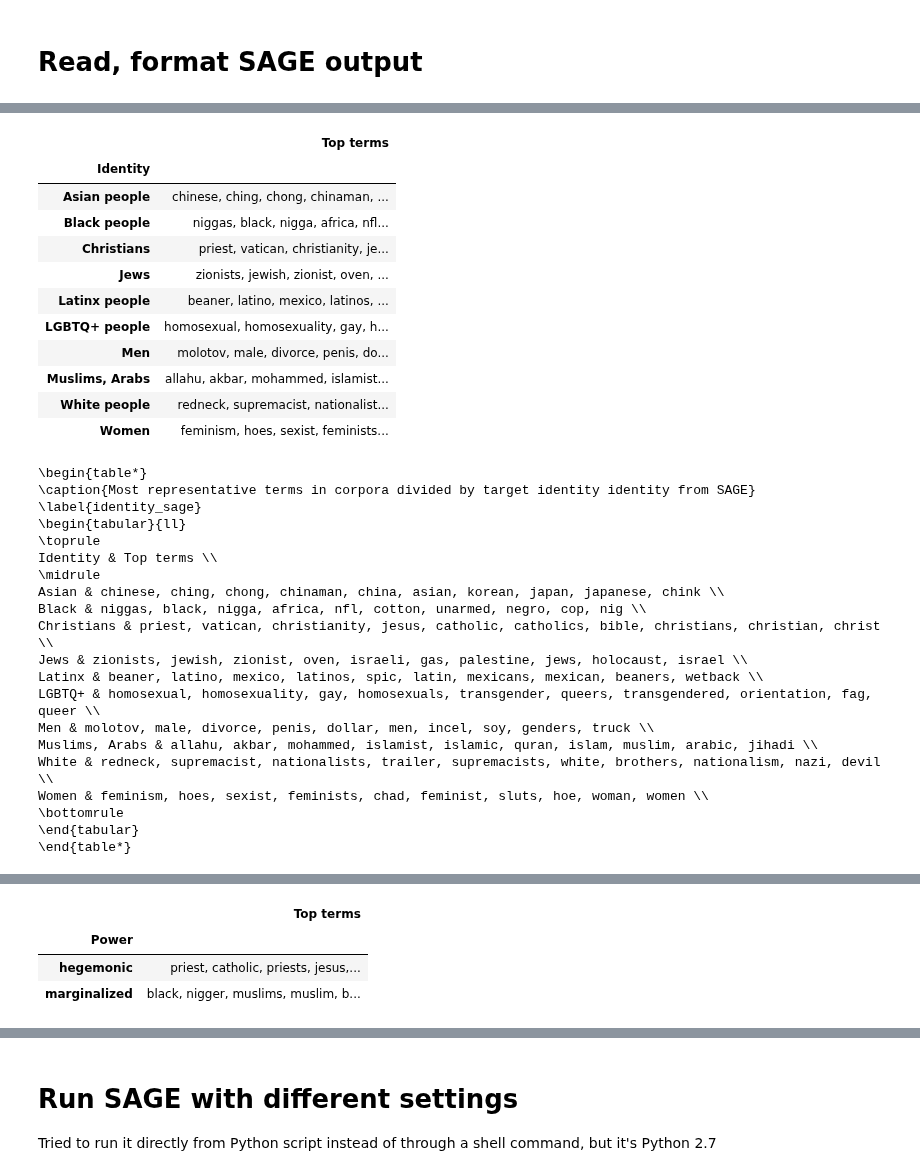
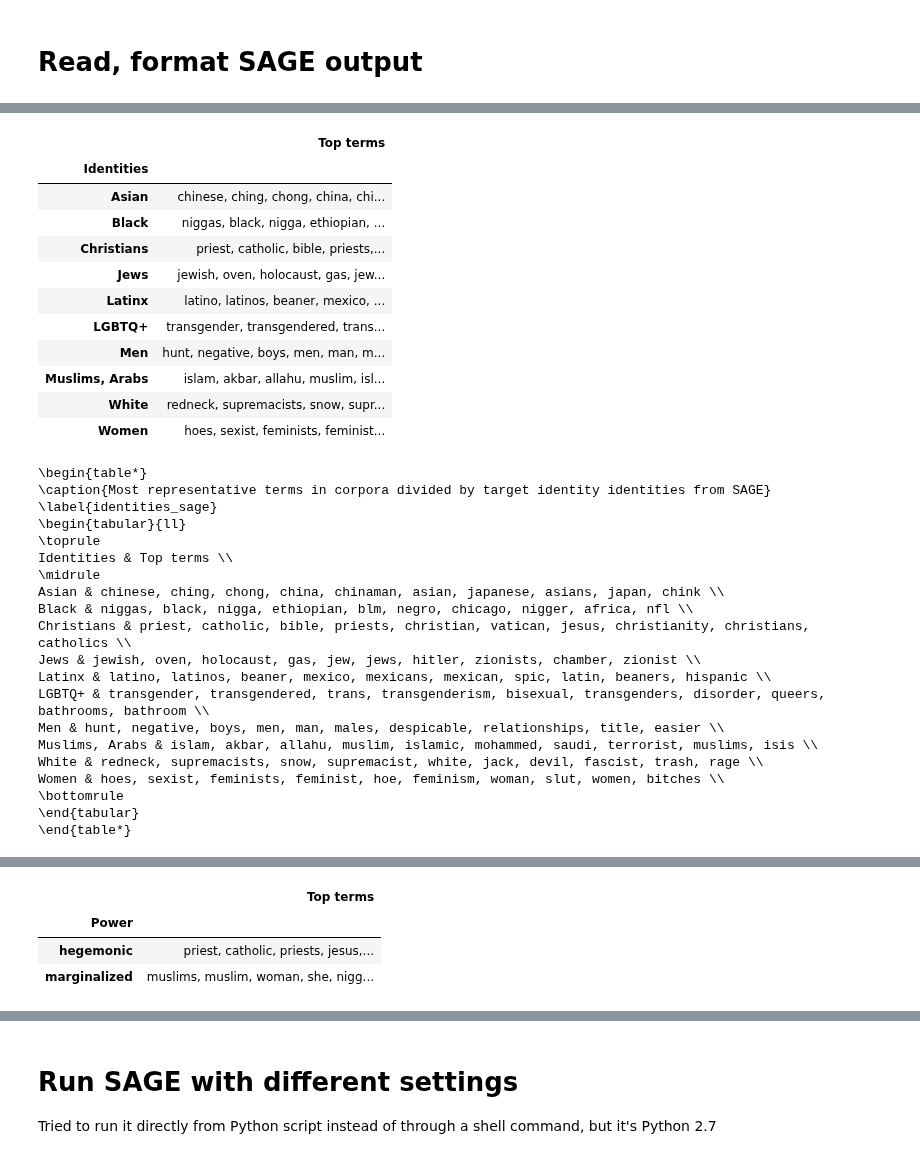
Before and after one commit to michaelmilleryoder/hate_speech_identities, a Jupyter notebook: jupyter/word_associations.ipynb, the cells around one changed output, grey strips where cells are left out. Cells and saved outputs as stored; diff of their text form; code cells hidden in the pictures.

```diff
--- a/jupyter/word_associations.ipynb
+++ b/jupyter/word_associations.ipynb
@@ -7,7 +7,7 @@ import os
 
 data_dirpath = '/home/mamille3/hegemonic_hate/data'
 # splits_fpath = os.path.join(data_dirpath, 'combined_identity_splits_kennedy2020+sbic+hatexplain+civilcomments_0.3hate.pkl')
-split_type = 'power'
+split_type = 'identities'
 splits_fpath = os.path.join(data_dirpath, f'combined_{split_type}_kennedy2020+sbic+hatexplain+civilcomments_0.3hate.pkl')
 with open(splits_fpath, 'rb') as f:
     corpora = pickle.load(f)
@@ -18,10 +18,10 @@ dict_keys([('hegemonic',), ('marginalized',)])
 # %%
 import pandas as pd
 
-split = ('hegemonic',)
-term = 'virgin'
+split = ('men',)
+term = 'title'
 data = pd.concat([corpora[split]['train'], corpora[split]['test']]).query('hate')
 data['text_lower'] = data.text.str.lower()
 selected = data[data.text_lower.str.contains(r'\b{}\b'.format(term))]
-selected.sample(min(len(selected), 20)).loc[:, ['text_lower', 'hate']]
+selected.sample(min(len(selected), 20)).loc[:, ['text_lower', 'hate', 'target_groups']]
 # %% [output]
@@ -62,7 +53,7 @@ nlp.add_pipe('sentencizer')
 data_dirpath = '/home/mamille3/hegemonic_hate/data'
 # splits_fpath = os.path.join(data_dirpath, 'combined_identity_splits_kennedy2020+sbic+hatexplain+civilcomments_0.3hate.pkl')
 
-split_types = ['identity', 'categories', 'power']
+split_types = ['identities', 'categories', 'power']
 for split_type in split_types:
     splits_fpath = os.path.join(data_dirpath, f'combined_{split_type}_kennedy2020+sbic+hatexplain+civilcomments_0.3hate.pkl')
     with open(splits_fpath, 'rb') as f:
@@ -96,7 +87,7 @@ for split_type in split_types:
         out_dirpath = os.path.join(data_dirpath, split_type)
         if not os.path.exists(out_dirpath):
             os.mkdir(out_dirpath)
-        outpath = os.path.join(out_dirpath, f'{re.sub(r"[ /,]", "_", split_transform.get(split, split))}_sents.txt')
+        outpath = os.path.join(out_dirpath, f'{re.sub(r"[ /,]", "_", split_transform.get(split, split[0]))}_sents.txt')
         with open(outpath, 'w') as f:
             for sent in processed:
                 f.write(f'{sent}\n')
@@ -107,7 +98,7 @@ import os
 import pandas as pd
 from IPython.display import display
 
-split_types = ['identity', 'categories', 'power']
+split_types = ['identities', 'categories', 'power']
 vocab_sizes = [3000] # [1000, 1500, 2000, 3000, 5000, 10000]
 smoothing_rates = [10, 20, 50, 100]
 for vocab_size in vocab_sizes:
@@ -206,69 +197,71 @@ for vocab_size in vocab_sizes:
 ... (4 outputs left out)
 # %%
 # Just look at an individual run's output
+# Format for LaTeX
 
 import os
 import pandas as pd
 from IPython.display import display
 
-split_types = ['identity', 'categories', 'power']
+split_types = ['identities', 'categories', 'power']
 vocab_size = 3000
 n_words = 10
-smoothing = 10
+smoothing = 20
 for split_type in split_types:
     sage_outpath = f'/home/mamille3/SAGE/py-sage/output/{split_type}_{n_words}words_{vocab_size}vocab_{smoothing}smoothing.csv'
     results = pd.read_csv(sage_outpath, sep='\t')
     # results['split'] = results.source.str.slice(len(f'input/{split_type}/'), -1*(len('_sents.txt')))
     results['split'] = results.source.map(lambda x: os.path.basename(x)[:-1*(len('_sents.txt'))])
     # results
 
     pd.set_option('display.max_colwidth', None)
     top_terms = results.groupby('split').agg({'word': ', '.join})
-    if split_type == 'identity':
-        top_terms.drop('people_of_color', inplace=True)
-        top_terms.index = top_terms.index.str.replace('_', ' ')
+    if split_type == 'identities':
+        if 'people of color' in top_terms.index:
+            top_terms.drop('people_of_color', inplace=True)
+        top_terms.index = top_terms.index.str.replace('_', ' ').str.replace(' people', '')
         top_terms.index = top_terms.index.str.capitalize()
     elif split_type == 'categories':
         top_terms.index = top_terms.index.str.replace('_', '/')
     top_terms.index.name = split_type.capitalize()
     top_terms.columns = ['Top terms']
-    if split_type == 'identity':
-        top_terms = top_terms.rename(index={'Lgbtq+ people': 'LGBTQ+ people', 'Muslims and arabic middle eastern people': 'Muslims, Arabs'})
+    if split_type == 'identities':
+        top_terms = top_terms.rename(index={'Lgbtq+': 'LGBTQ+', 'Muslims and arabic middle eastern': 'Muslims, Arabs'})
     display(top_terms)
 
     latex = top_terms.style.to_latex(hrules=True, label=f'{split_type}_sage', caption=f'Most representative terms in corpora divided by target identity {split_type} from SAGE', environment='table*')
     latex = latex.replace(' & Top terms', f'{split_type.capitalize()} & Top terms').replace(f'{split_type.capitalize()} &  \\\\\n', '').replace(' people', '').replace('hegemonic', 'dominant')
     print(latex)
 # %% [output]
 |  | Top terms |
-| Identity |  |
-| Asian people | chinese, ching, chong, chinaman, ... |
-| Black people | niggas, black, nigga, africa, nfl... |
-| Christians | priest, vatican, christianity, je... |
-| Jews | zionists, jewish, zionist, oven, ... |
-| Latinx people | beaner, latino, mexico, latinos, ... |
-| LGBTQ+ people | homosexual, homosexuality, gay, h... |
-| Men | molotov, male, divorce, penis, do... |
-| Muslims, Arabs | allahu, akbar, mohammed, islamist... |
-| White people | redneck, supremacist, nationalist... |
-| Women | feminism, hoes, sexist, feminists... |
+| Identities |  |
+| Asian | chinese, ching, chong, china, chi... |
+| Black | niggas, black, nigga, ethiopian, ... |
+| Christians | priest, catholic, bible, priests,... |
+| Jews | jewish, oven, holocaust, gas, jew... |
+| Latinx | latino, latinos, beaner, mexico, ... |
+| LGBTQ+ | transgender, transgendered, trans... |
+| Men | hunt, negative, boys, men, man, m... |
+| Muslims, Arabs | islam, akbar, allahu, muslim, isl... |
+| White | redneck, supremacists, snow, supr... |
+| Women | hoes, sexist, feminists, feminist... |
 \begin{table*}
-\caption{Most representative terms in corpora divided by target identity identity from SAGE}
-\label{identity_sage}
+\caption{Most representative terms in corpora divided by target identity identities from SAGE}
+\label{identities_sage}
 \begin{tabular}{ll}
 \toprule
-Identity & Top terms \\
+Identities & Top terms \\
 \midrule
-Asian & chinese, ching, chong, chinaman, china, asian, korean, japan, japanese, chink \\
-Black & niggas, black, nigga, africa, nfl, cotton, unarmed, negro, cop, nig \\
-Christians & priest, vatican, christianity, jesus, catholic, catholics, bible, christians, christian, christ \\
-Jews & zionists, jewish, zionist, oven, israeli, gas, palestine, jews, holocaust, israel \\
-Latinx & beaner, latino, mexico, latinos, spic, latin, mexicans, mexican, beaners, wetback \\
-LGBTQ+ & homosexual, homosexuality, gay, homosexuals, transgender, queers, transgendered, orientation, fag, queer \\
-Men & molotov, male, divorce, penis, dollar, men, incel, soy, genders, truck \\
-Muslims, Arabs & allahu, akbar, mohammed, islamist, islamic, quran, islam, muslim, arabic, jihadi \\
-White & redneck, supremacist, nationalists, trailer, supremacists, white, brothers, nationalism, nazi, devil \\
-Women & feminism, hoes, sexist, feminists, chad, feminist, sluts, hoe, woman, women \\
+Asian & chinese, ching, chong, china, chinaman, asian, japanese, asians, japan, chink \\
+Black & niggas, black, nigga, ethiopian, blm, negro, chicago, nigger, africa, nfl \\
+Christians & priest, catholic, bible, priests, christian, vatican, jesus, christianity, christians, catholics \\
+Jews & jewish, oven, holocaust, gas, jew, jews, hitler, zionists, chamber, zionist \\
+Latinx & latino, latinos, beaner, mexico, mexicans, mexican, spic, latin, beaners, hispanic \\
+LGBTQ+ & transgender, transgendered, trans, transgenderism, bisexual, transgenders, disorder, queers, bathrooms, bathroom \\
+Men & hunt, negative, boys, men, man, males, despicable, relationships, title, easier \\
+Muslims, Arabs & islam, akbar, allahu, muslim, islamic, mohammed, saudi, terrorist, muslims, isis \\
+White & redneck, supremacists, snow, supremacist, white, jack, devil, fascist, trash, rage \\
+Women & hoes, sexist, feminists, feminist, hoe, feminism, woman, slut, women, bitches \\
 \bottomrule
 \end{tabular}
 \end{table*}
@@ -293,7 +286,7 @@ religion & priest, catholic, catholics, evangelicals, chimney, christians, vatic
 |  | Top terms |
 | Power |  |
 | hegemonic | priest, catholic, priests, jesus,... |
-| marginalized | black, nigger, muslims, muslim, b... |
+| marginalized | muslims, muslim, woman, she, nigg... |
 \begin{table*}
 \caption{Most representative terms in corpora divided by target identity power from SAGE}
 \label{power_sage}
```
Also changed, not shown: parts of 4 cells of this notebook, 2 other files.
